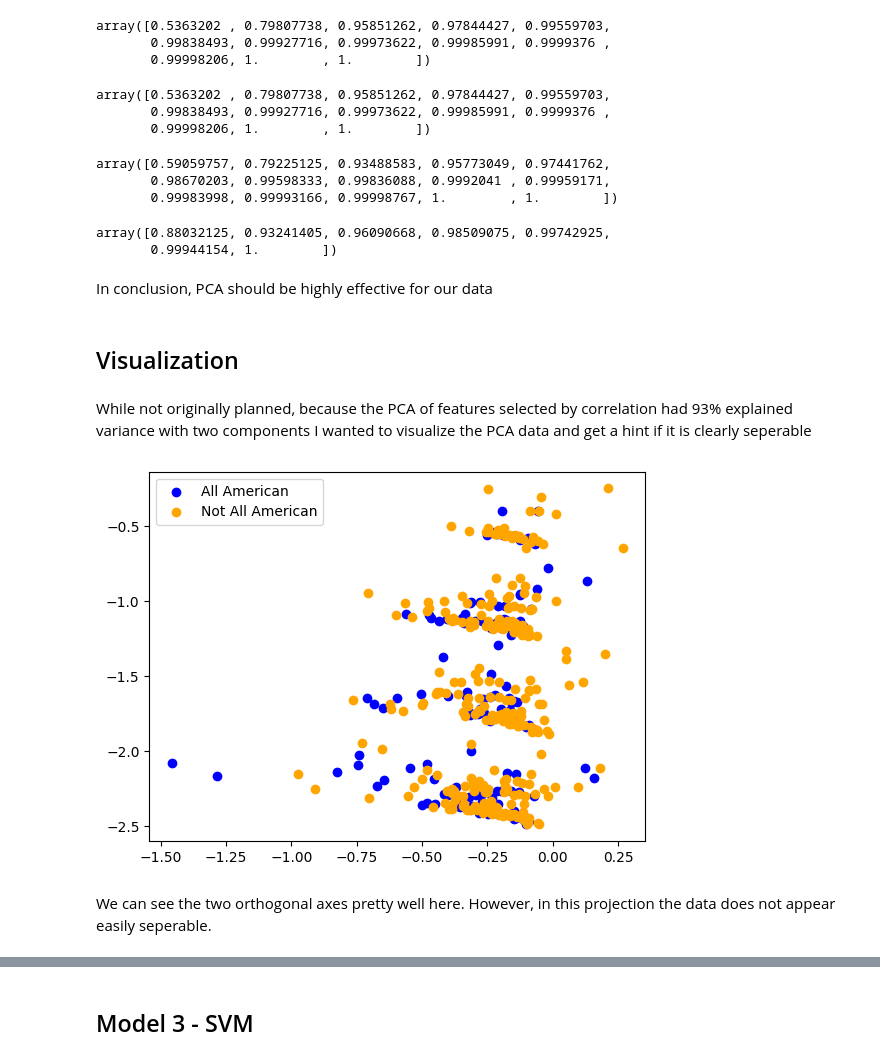
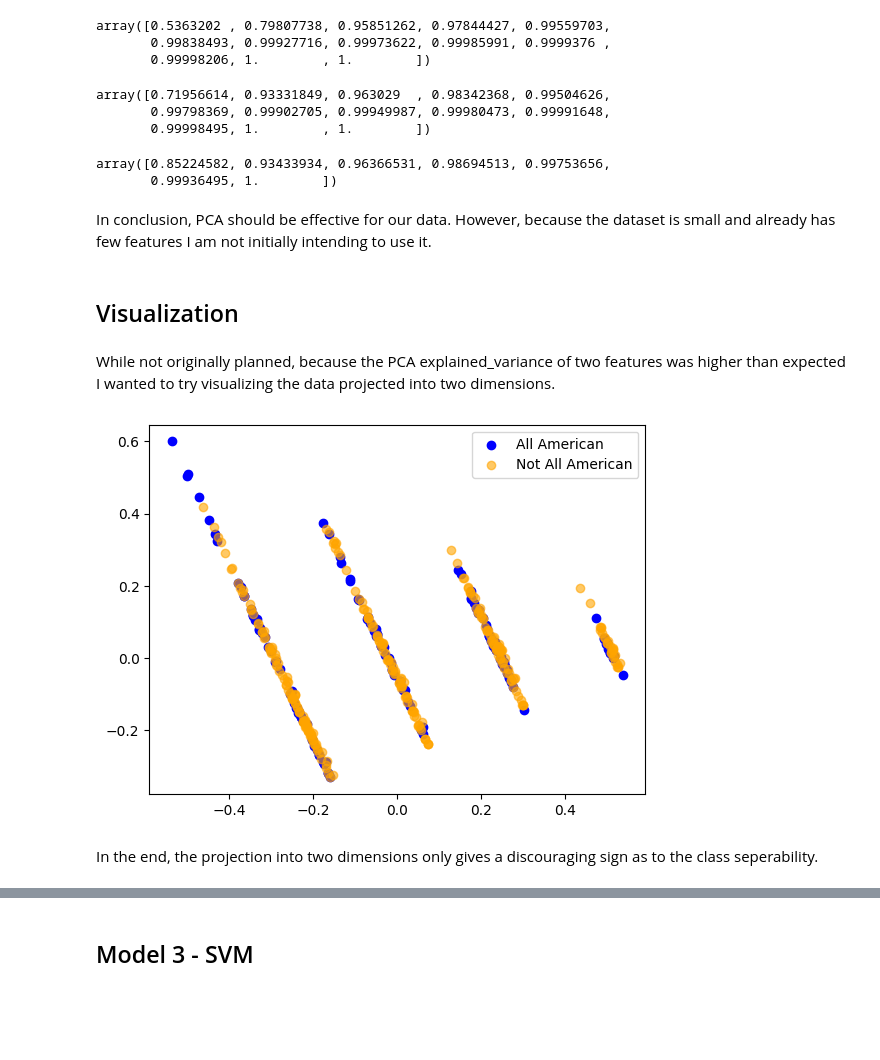
Before and after one commit to HybridNeos/TFRRS-API, a Jupyter notebook: part_3.ipynb, the cells around one changed output, grey strips where cells are left out. Cells and saved outputs as stored; diff of their text form; code cells hidden in the pictures; blank space fills up the shorter version.

```diff
--- a/part_3.ipynb
+++ b/part_3.ipynb
@@ -16,6 +16,10 @@ X["year"] /= 4
 
 y_score = df["score"]
 y_all_am = df["all_american"]
+# %%
+from sklearn.preprocessing import LabelEncoder
+le = LabelEncoder()
+df["event_num"] = le.fit_transform(df["event"])
 # %%
 # Prepare scaled data for later
 from sklearn.preprocessing import MinMaxScaler
@@ -25,4 +29,7 @@ X_scaled_np = scaler.fit_transform(X.drop(["year"], axis=1))
 X_scaled = pd.DataFrame(X_scaled_np, columns=columns)
 #X_scaled = pd.concat([df[["all_american", "score"]], X_scaled, df["year"]], axis=1)
 X_scaled = pd.concat([X_scaled, df["year"]], axis=1)
+# %%
+# Count ranges up to 75 so scale this down in original data
+X["count"] = X_scaled["count"].copy()
 # %% [markdown]
@@ -92,6 +116,6 @@ Name: score, dtype: float64
 # %%
-# Because min, max, median, and mean_ features are so strongly correlated I will pick only one based on its strongest correlation to target
-# Thus by correlation the feature reduced data would be include max, std, percent_diff_recent_best, percent_diff_recnt_worst, no_mark_rate, count, and year
-X_fr_correlation = df[["event", "all_american", "score", "max", "std", "percent_diff_recent_best", "percent_diff_recent_worst", "no_mark_rate", "count", "year"]]
-X_fr_correlation.head(2)
+# Thus by correlation the feature reduced data would be max, std, percent_diff_recent_best, no_mark_rate, count, and year
+# = df[["event", "all_american", "score", "max", "std", "percent_diff_recent_best", "no_mark_rate", "count", "year"]]
+X_fr_corr = X[["max", "std", "mean_three_best", "percent_diff_recent_best", "no_mark_rate", "count", "year"]]
+X_fr_corr.head(5)
 # %% [output]
@@ -100,0 +132,4 @@ X_fr_correlation.head(2)
+# %%
+dt_features = DecisionTreeClassifier(random_state=0, class_weight="balanced")
+dt_features.fit(X, y_all_am)
+print(sorted([(pair[0], round(pair[1], 3)) for pair in zip(X.columns, dt_features.feature_importances_)], reverse=True, key=lambda tup: tup[1]))
@@ -113,56 +163,53 @@ np.cumsum(pca.explained_variance_ratio_)
 array([0.5363202 , 0.79807738, 0.95851262, 0.97844427, 0.99559703,
        0.99838493, 0.99927716, 0.99973622, 0.99985991, 0.9999376 ,
        0.99998206, 1.        , 1.        ])
-# %%
-# The count variable needs to be scaled as it had a range of 1-75
-# 99% variance with 5 features
-X_count_scaled = X.copy()
-X_count_scaled["count"] = X_scaled["count"].copy()
-
-pca = PCA(n_components=X.shape[1])
-pca.fit(X_count_scaled)
-np.cumsum(pca.explained_variance_ratio_)
-# %% [output]
-array([0.5363202 , 0.79807738, 0.95851262, 0.97844427, 0.99559703,
-       0.99838493, 0.99927716, 0.99973622, 0.99985991, 0.9999376 ,
-       0.99998206, 1.        , 1.        ])
 # %%
 # Try PCA with all scaled
 # 99% variance with 7 features
 pca_scaled = PCA(n_components=X_scaled.shape[1])
-pca_scaled.fit(X_scaled)
+X_pca_scaled = pca_scaled.fit(X_scaled)
 np.cumsum(pca_scaled.explained_variance_ratio_)
 # %% [output]
-array([0.59059757, 0.79225125, 0.93488583, 0.95773049, 0.97441762,
-       0.98670203, 0.99598333, 0.99836088, 0.9992041 , 0.99959171,
-       0.99983998, 0.99993166, 0.99998767, 1.        , 1.        ])
+array([0.71956614, 0.93331849, 0.963029  , 0.98342368, 0.99504626,
+       0.99798369, 0.99902705, 0.99949987, 0.99980473, 0.99991648,
+       0.99998495, 1.        , 1.        ])
 # %%
-# If we perform PCA on the scaled and correlation selected features, we get a much stronger first 3 variances and still 99% after 5
-# This means that plotting in 2 dimensions might feasible
-pca_corr = PCA(n_components=7)
-pca_corr.fit(X_scaled[["max", "std", "percent_diff_recent_best", "percent_diff_recent_worst", "no_mark_rate", "count", "year"]])
-np.cumsum(pca_corr.explained_variance_ratio_)
+# # If we perform PCA on the scaled and correlation selected features, we get a stronger first 3 variances and still 99% after 5
+# # This means that plotting in 2 dimensions might feasible
+# pca_corr = PCA(n_components=X_fr.shape[1])
+# pca_corr.fit(X_fr)
+# np.cumsum(pca_corr.explained_variance_ratio_)
-# %% [output]
-array([0.88032125, 0.93241405, 0.96090668, 0.98509075, 0.99742925,
-       0.99944154, 1.        ])
+# %%
+# The scaled set selected by feature reduction is very notably stronger with the first component and very slightly better on the second component.
+# It also gets to the 99% variance by the 5th component so there is nothing too
+pca_corr = PCA(n_components=X_fr_scaled.shape[1])
+pca_corr.fit(X_scaled[X_fr_scaled.columns])
+np.cumsum(pca_corr.explained_variance_ratio_)
+# %% [output]
+array([0.85224582, 0.93433934, 0.96366531, 0.98694513, 0.99753656,
+       0.99936495, 1.        ])
 # %% [markdown]
-In conclusion, PCA should be highly effective for our data
+In conclusion, PCA should be effective for our data. However, because the dataset is small and already has few features I am not initially intending to use it.
 # %% [markdown]
 ## Visualization
 # %% [markdown]
-While not originally planned, because the PCA of features selected by correlation had 93% explained variance with two components I wanted to visualize the PCA data and get a hint if it is clearly seperable
+While not originally planned, because the PCA explained_variance of two features was higher than expected I wanted to try visualizing the data projected into two dimensions.
 # %%
-points = X_scaled[["max", "std", "percent_diff_recent_best", "percent_diff_recent_worst", "no_mark_rate", "count", "year"]].to_numpy() @ pca_corr.components_[:,:2]
+data = X_fr_corr
+viz_pca = PCA(n_components=2)
+points = viz_pca.fit_transform(data)
+
 colors = ["blue" if x == 1 else "orange" for x in y_all_am]
 all_am_indexes = y_all_am == 1
+
 plt.scatter(x=points[all_am_indexes,0], y=points[all_am_indexes,1], c="blue")
-plt.scatter(x=points[np.invert(all_am_indexes),0], y=points[np.invert(all_am_indexes),1], c="orange")
+plt.scatter(x=points[np.invert(all_am_indexes),0], y=points[np.invert(all_am_indexes),1], c="orange", alpha=0.6)
 plt.legend(["All American", "Not All American"])
 plt.show()
 # %% [output]
-[figure, old version]
+[figure, new version]
-# %% [markdown]
-We can see the two orthogonal axes pretty well here. However, in this projection the data does not appear easily seperable.
+# %% [markdown]
+In the end, the projection into two dimensions only gives a discouraging sign as to the class seperability.
 # %% [markdown]
 ## Train Test Split
 
```
Also changed, not shown: parts of 64 cells of this notebook.
